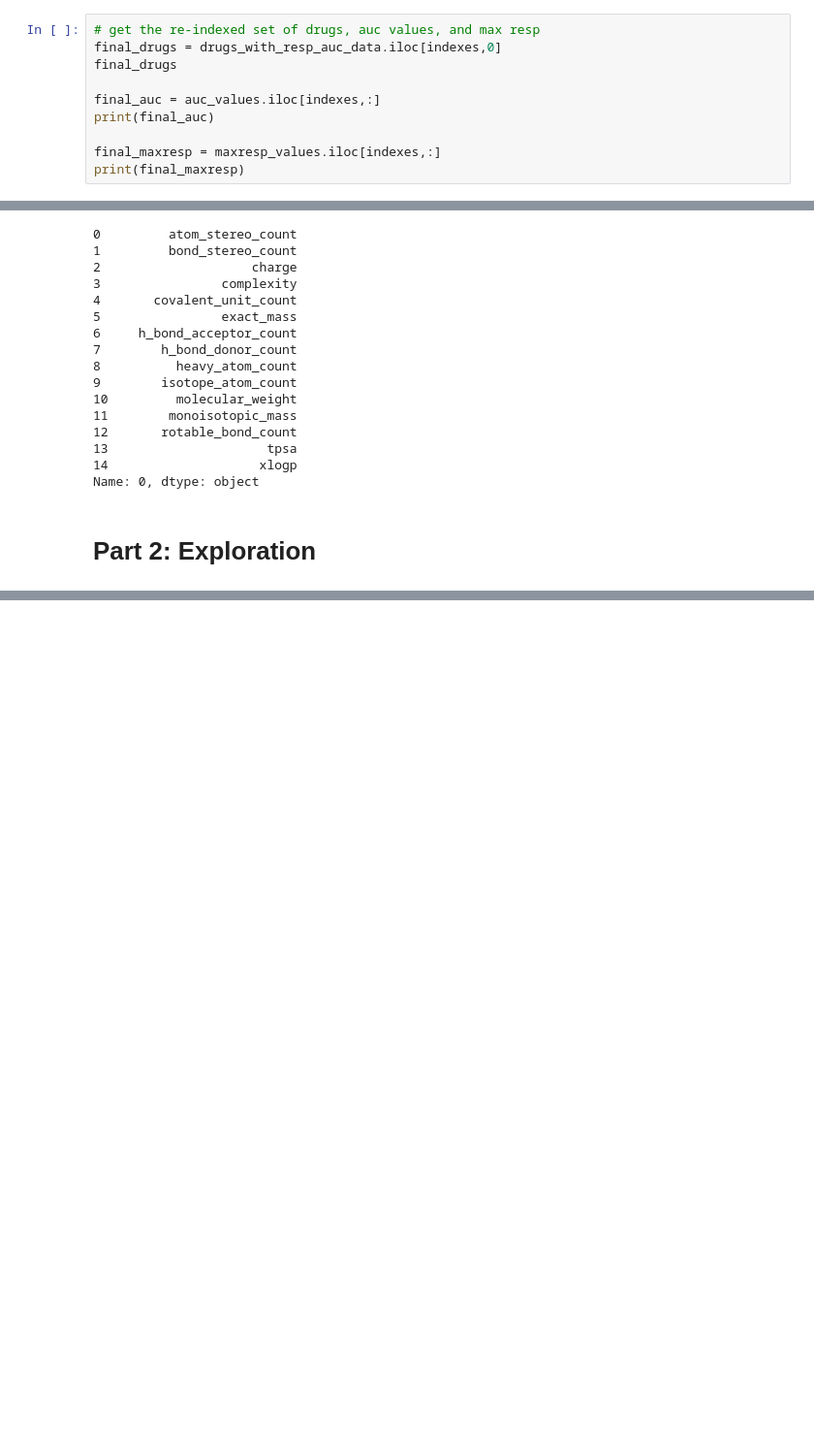
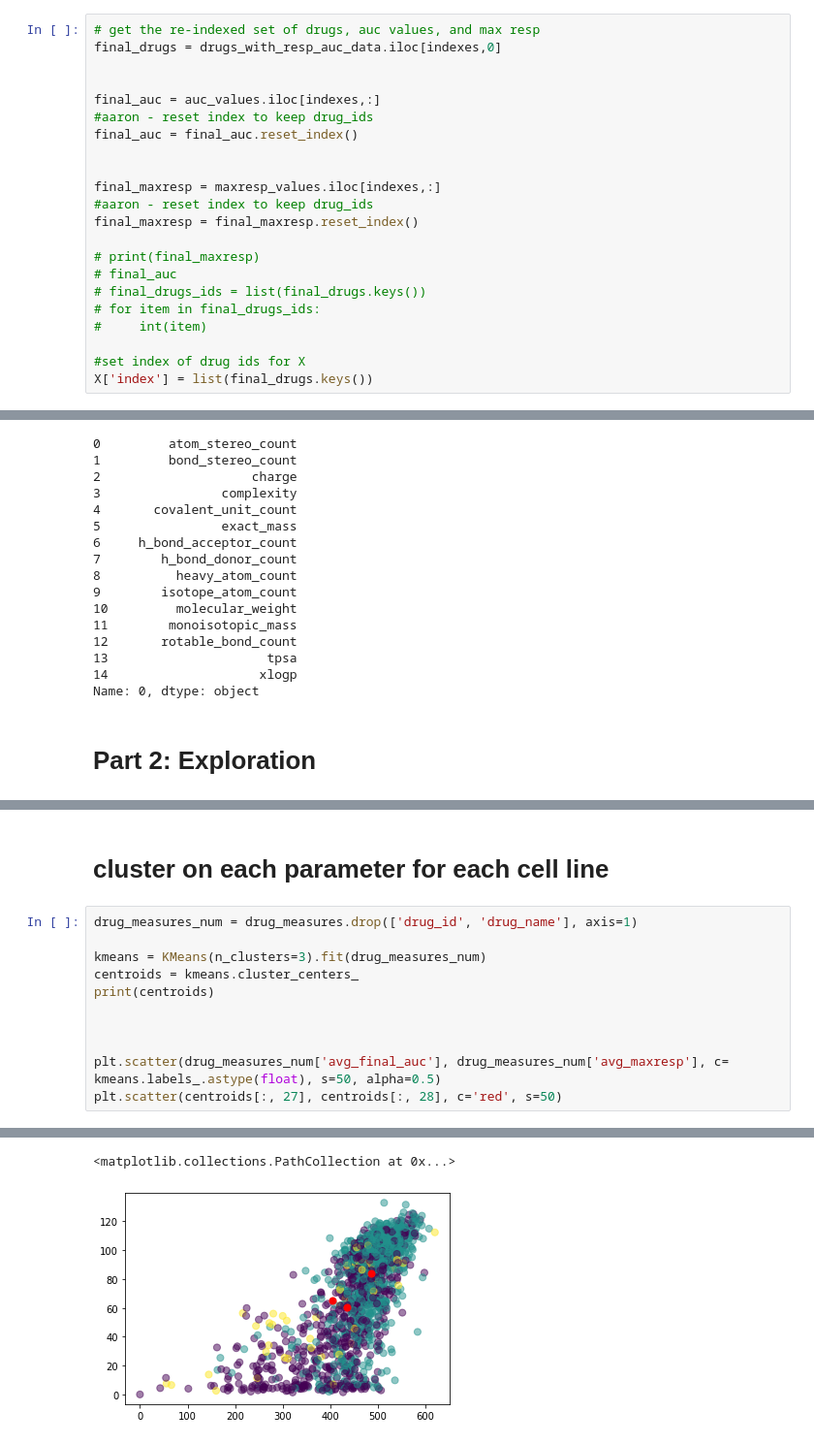
Before and after one commit to adhm271/teamone, a Jupyter notebook: cluster_drugs.ipynb, the cells around one changed output, grey strips where cells are left out. Shown at 97% size. Drawn from its saved outputs; the diff is of its cells as text; blank space fills up the shorter version.

Commit message:
Update cluster_drugs.ipynb
updating with last minute cluster code.

a bit of changes to part 1 so I could remove naans but keep drug id indexes

```diff
--- a/cluster_drugs.ipynb
+++ b/cluster_drugs.ipynb
@@ -89,10 +91,22 @@ print(maxresp_values.head(5))
 # %%
 # get the re-indexed set of drugs, auc values, and max resp
 final_drugs = drugs_with_resp_auc_data.iloc[indexes,0]
-final_drugs
+
 
 final_auc = auc_values.iloc[indexes,:]
-print(final_auc)
+#aaron - reset index to keep drug_ids
+final_auc = final_auc.reset_index()
+
 
 final_maxresp = maxresp_values.iloc[indexes,:]
-print(final_maxresp)
+#aaron - reset index to keep drug_ids
+final_maxresp = final_maxresp.reset_index()
+
+# print(final_maxresp)
+# final_auc
+# final_drugs_ids = list(final_drugs.keys())
+# for item in final_drugs_ids:
+#     int(item)
+
+#set index of drug ids for X
+X['index'] = list(final_drugs.keys())
@@ -202,0 +242,14 @@ NameError: name 'lines' is not defined
+# %% [markdown]
+# cluster on each parameter for each cell line
+# %%
+drug_measures_num = drug_measures.drop(['drug_id', 'drug_name'], axis=1)
+
+kmeans = KMeans(n_clusters=3).fit(drug_measures_num)
+centroids = kmeans.cluster_centers_
+print(centroids)
+
+
+
+plt.scatter(drug_measures_num['avg_final_auc'], drug_measures_num['avg_maxresp'], c= kmeans.labels_.astype(float), s=50, alpha=0.5)
+plt.scatter(centroids[:, 27], centroids[:, 28], c='red', s=50)
+# %% [output]
@@ -202,0 +274,2 @@ NameError: name 'lines' is not defined
+<matplotlib.collections.PathCollection at 0x...>
+[figure, added]
```
Also changed, not shown: parts of 21 cells of this notebook.
